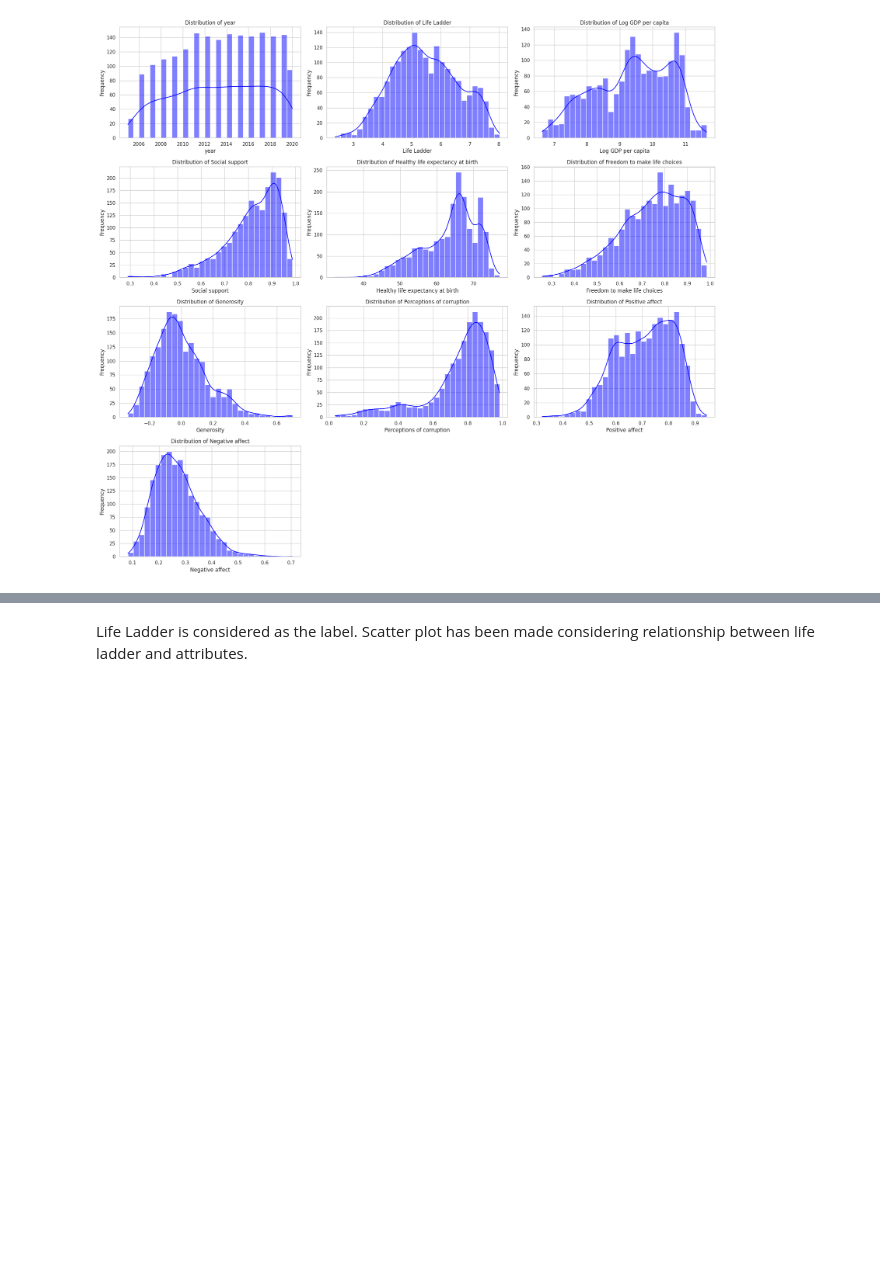
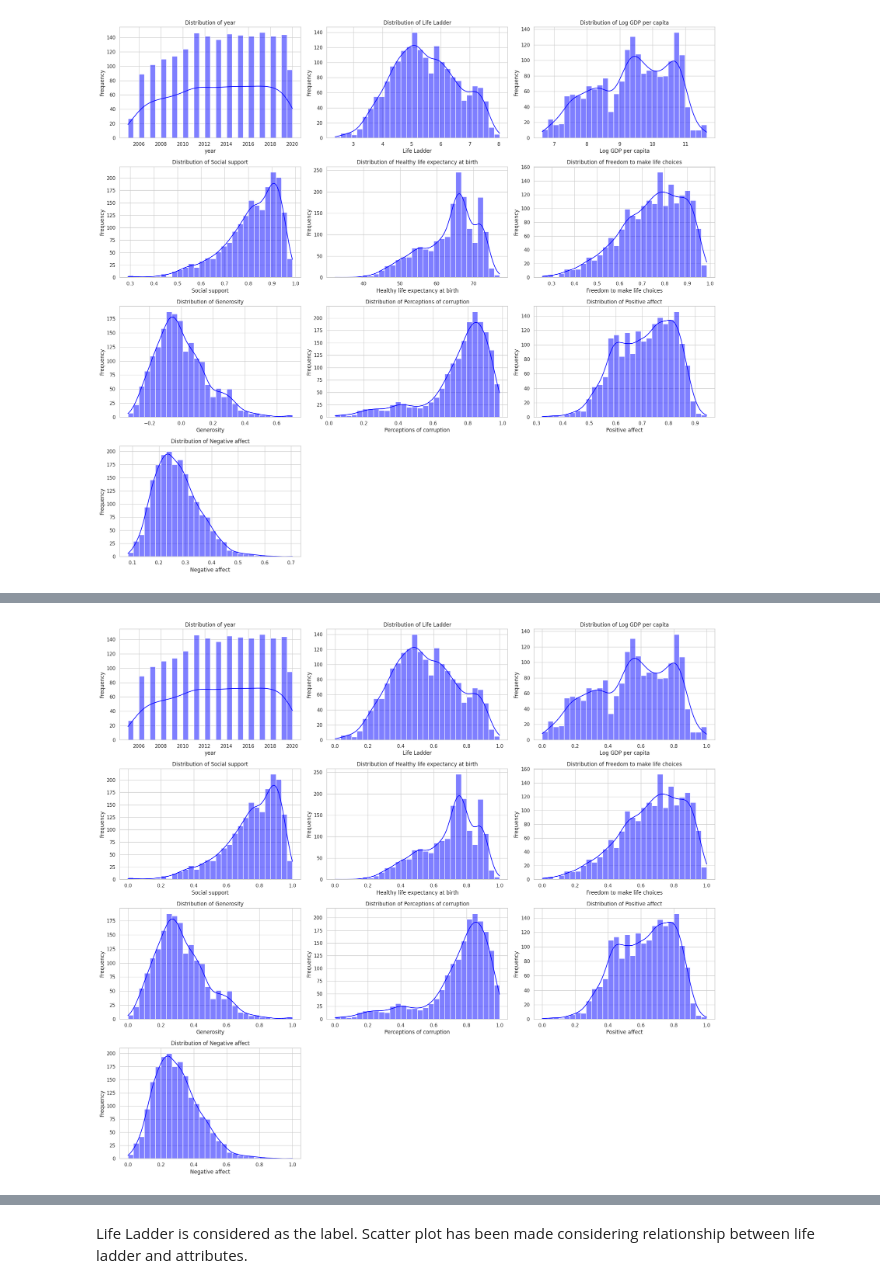
Before and after one commit to prathameshhire/Happiness, a Jupyter notebook: Happiness.ipynb, the cells around one changed output, grey strips where cells are left out. Saved outputs shown, nothing was run; the diff lists cells and outputs as text; code cells hidden in the pictures; blank space fills up the shorter version.

```diff
--- a/Happiness.ipynb
+++ b/Happiness.ipynb
@@ -224,0 +266,16 @@ plt.show()
+# %%
+from sklearn.preprocessing import MinMaxScaler
+# Initialize the MinMaxScaler
+scaler = MinMaxScaler()
+
+# Apply the scaler to columns starting from the third column
+scaled_columns = scaler.fit_transform(data.iloc[:, 2:])
+
+# Create a new DataFrame with the scaled values
+scaled_df = pd.DataFrame(scaled_columns, columns=data.columns[2:])
+
+# Add back the 'Country name' and 'year' columns
+scaled_df = pd.concat([data[['Country name', 'year']], scaled_df], axis=1)
+
+# Display the first few rows of the scaled DataFrame
+print(scaled_df.head())
@@ -225 +332,24 @@ plt.show()
+# %%
+# Set the style for seaborn
+sns.set(style="whitegrid")
+
+# List of columns to plot
+columns = scaled_df.columns[1:]  # Exclude 'Country name'
+
+# Set up the matplotlib figure
+plt.figure(figsize=(20, 18))
+
+# Loop through each column and create a histogram
+for i, column in enumerate(columns, 1):
+    plt.subplot(4, 3, i)
+    sns.histplot(scaled_df[column], kde=True, bins=30, color='blue')
+    plt.title(f'Distribution of {column}')
+    plt.xlabel(column)
+    plt.ylabel('Frequency')
+
+# Adjust layout
+plt.tight_layout()
+plt.show()
+# %% [output]
+[figure, added]
 # %% [markdown]
```
Also changed, not shown: parts of 51 cells of this notebook.
